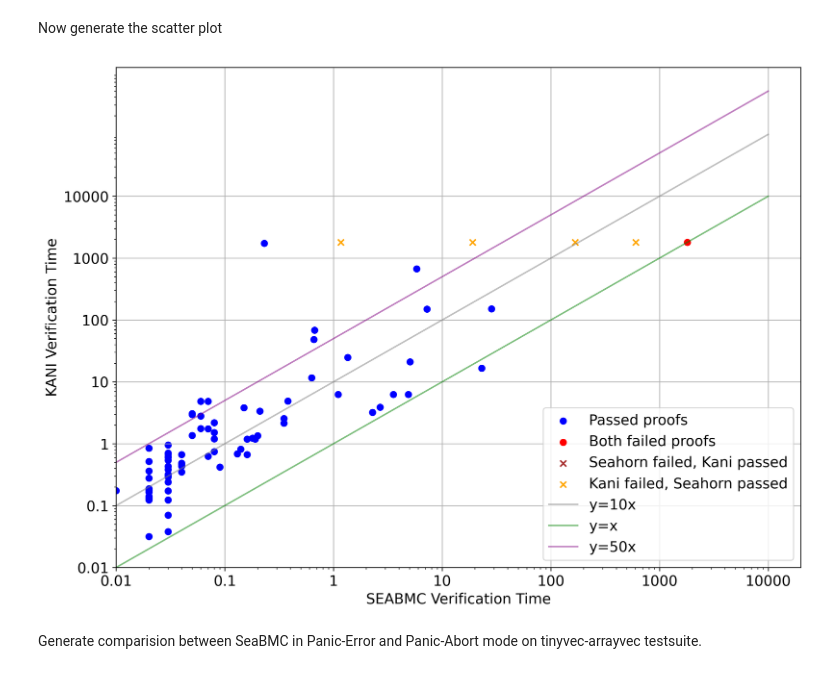
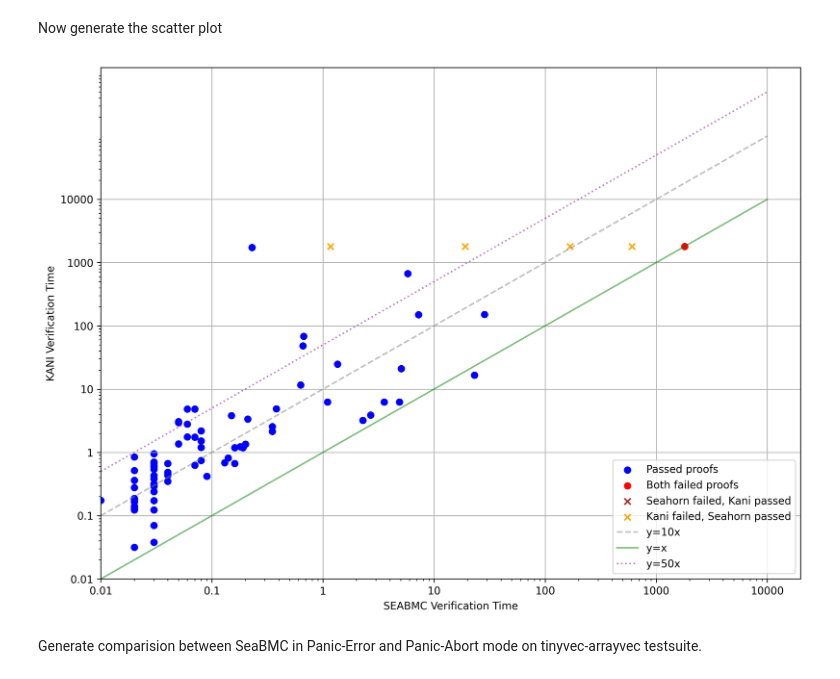
Before and after one commit to seahorn/verify-rust, a Jupyter notebook: benchmark/postprocess_visualize.ipynb, the cells around one changed output. Drawn from its saved outputs; the diff is of its cells as text; code cells hidden in the pictures.

```diff
--- a/benchmark/postprocess_visualize.ipynb
+++ b/benchmark/postprocess_visualize.ipynb
@@ -214,37 +214,37 @@ plt.scatter(
 # Define x_vals and y_vals for the reference lines
 x_vals = [1e-2, 1e4]  # Define the range for x-axis
 # Draw the y=10x line
-plt.plot(x_vals, [10 * i for i in x_vals], color='grey', alpha=0.5, label='y=10x')
+plt.plot(x_vals, [10 * i for i in x_vals], color='grey', alpha=0.5, label='y=10x', linestyle='dashed')
 
 # Draw the y=x line
-plt.plot(x_vals, x_vals, color='green', alpha=0.5, label='y=x')
+plt.plot(x_vals, x_vals, color='green', alpha=0.5, label='y=x', linestyle='solid')
 
 # Draw the y=50x line
-plt.plot(x_vals, [50 * i for i in x_vals], color='purple', alpha=0.5, label='y=50x')
+plt.plot(x_vals, [50 * i for i in x_vals], color='purple', alpha=0.5, label='y=50x', linestyle='dotted')
 
 # Add labels and title
 #plt.title('Scatter Plot of Verification Time (seconds): Seahorn vs Kani')
 plt.xlabel('SEABMC Verification Time')
 plt.ylabel('KANI Verification Time')
 plt.xscale('log')
 plt.yscale('log')
 plt.xlim(1e-2, None)
 plt.ylim(1e-2, None)
 
 # Add custom ticks for log scale starting from 0
 plt.xticks([1e-2, 1e-1, 1, 10, 100, 1000, 10000], ['0.01', '0.1', '1', '10', '100', '1000', '10000'])
 plt.yticks([1e-2, 1e-1, 1, 10, 100, 1000, 10000], ['0.01', '0.1', '1', '10', '100', '1000', '10000'])
 
 plt.grid(True)
 plt.legend(loc='lower right')
 
 # Save the plot to a PDF file before displaying it so that it is not blank
 plt.savefig('verification_time.pdf', format='pdf', bbox_inches='tight')
 
 # Ensure the plot is displayed after saving
 plt.show()
 # %% [output]
-[figure, old version]
+[figure, new version]
 # %% [markdown]
 Generate comparision between SeaBMC in Panic-Error and Panic-Abort mode on tinyvec-arrayvec testsuite.
 # %%
```
Also changed, not shown: parts of 2 cells of this notebook, 5 other files.
